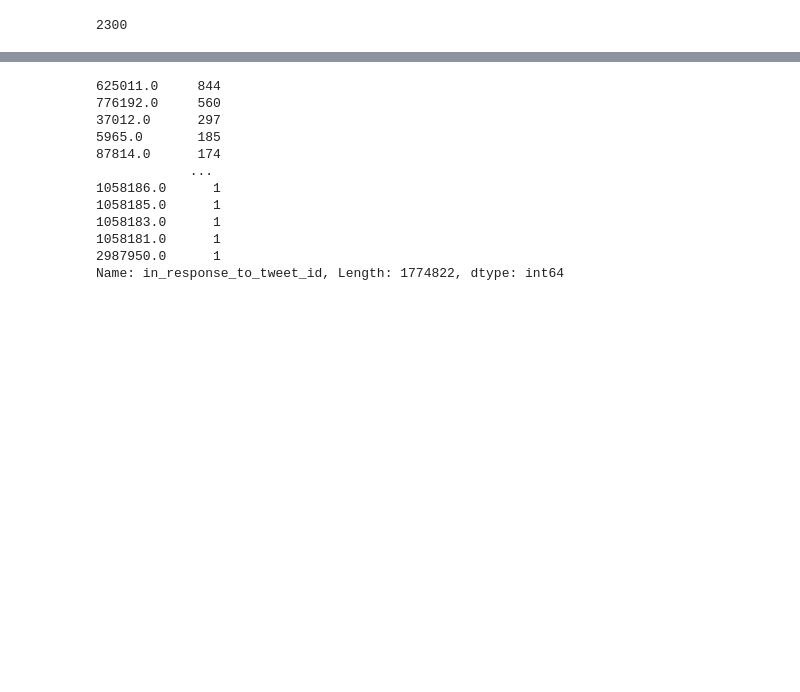
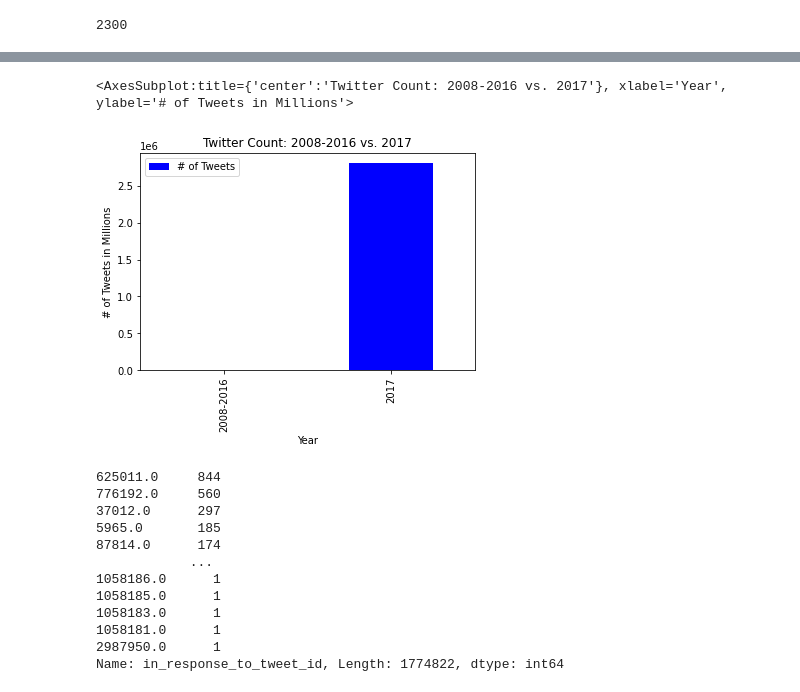
Before and after one commit to cfrivera/OA-Project, a Jupyter notebook: Tw_Chatbot_Analysis.ipynb, the cells around one changed output, grey strips where cells are left out. Saved outputs shown, nothing was run; the diff lists cells and outputs as text; code cells hidden in the pictures; blank space fills up the shorter version.

```diff
--- a/Tw_Chatbot_Analysis.ipynb
+++ b/Tw_Chatbot_Analysis.ipynb
@@ -92,7 +100,7 @@ fifteen = dataset['created_at'].str.contains(r'2015').sum()
 sixteen = dataset['created_at'].str.contains(r'2016').sum()
 seventeen = dataset['created_at'].str.contains(r'2017').sum()
 
-not17 = eight+nine+ten+eleven+twelve+thirteen+fourteen+fifteen+sixteen
+before2017 = eight+nine+ten+eleven+twelve+thirteen+fourteen+fifteen+sixteen
 print(before2017)
 # %% [output]
 2300
@@ -99,3 +109,12 @@ print(before2017)
+# %%
+import plotly.express as px
+year_outlier = pd.DataFrame([('2008-2016', before2017),('2017', seventeen)],
+columns=('Year', '# of Tweets'))
+px.bar(year_outlier,x='Year',y='# of Tweets')
+year_outlier.plot.bar(title='Twitter Count: 2008-2016 vs. 2017',x='Year', ylabel='# of Tweets in Millions', color=("blue"))
+# %% [output]
+<AxesSubplot:title={'center':'Twitter Count: 2008-2016 vs. 2017'}, xlabel='Year', ylabel='# of Tweets in Millions'>
+[figure, added]
 # %%
 # Drop everything before 2017, as they are outliers
 df = dataset[~(dataset['created_at'] < '2017-01-02')]
```
Also changed, not shown: parts of 150 cells of this notebook.
